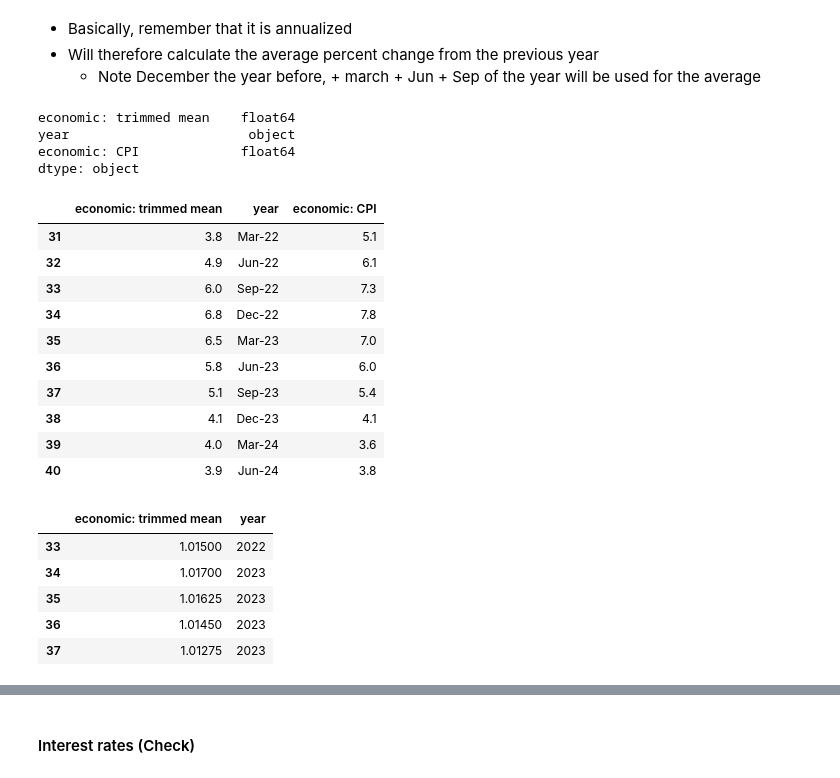
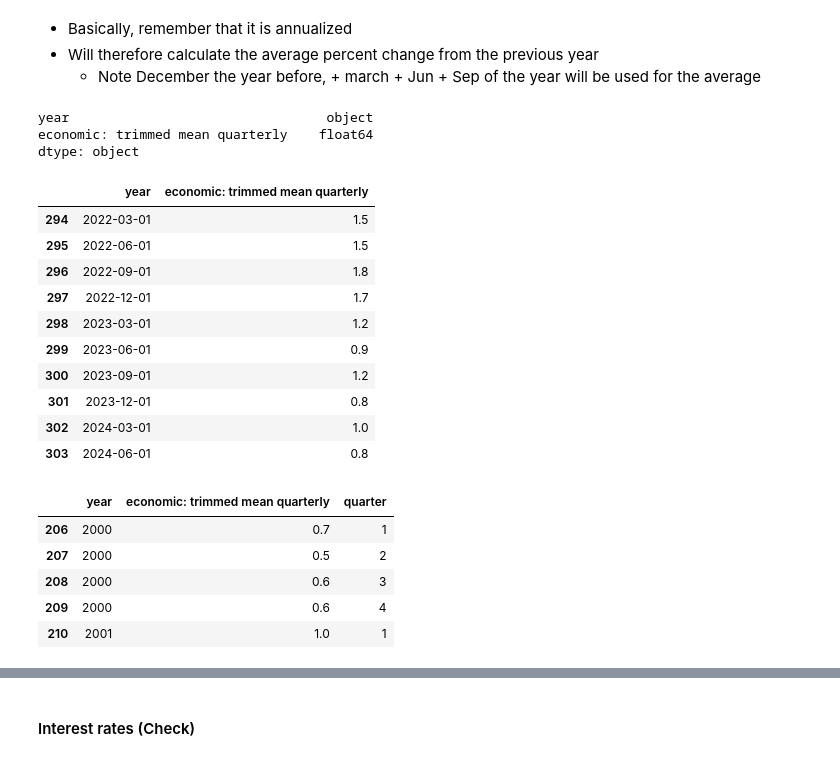
Before and after one commit to MAST30034-AppliedDataScience/project-2-group-real-estate-industry-project-11, a Jupyter notebook: notebooks/preprocess/preprocess juns and housing.ipynb, the cells around one changed output, grey strips where cells are left out. Drawn from its saved outputs; the diff is of its cells as text; code cells hidden in the pictures.

```diff
--- a/notebooks/preprocess/preprocess juns and housing.ipynb
+++ b/notebooks/preprocess/preprocess juns and housing.ipynb
@@ -320,53 +248,50 @@ economic_distribution.isna().any(axis=1).sum()
 # %%
 # donwload inflation
 inflation = pd.read_csv(RELATIVE_PATH + "economic/inflation.csv")
 
 # rename the columns
-NEW_NAMES = {1: "year", 2: "economic: CPI", 3: "economic: trimmed mean"}
-KEEP_COLUMNS = list(range(3))
+index = 1 + list(inflation.columns).index("Percentage Change from Previous Period ;  Trimmed Mean ;  Australia ;")
+NEW_NAMES = {1: "year", index: "economic: trimmed mean quarterly"}
+KEEP_COLUMNS = NEW_NAMES.keys()
 inflation = rename_dict(inflation, NEW_NAMES, KEEP_COLUMNS)
 
 print(inflation.dtypes)
 inflation.tail(10)
 # %% [output]
-economic: trimmed mean    float64
-year                       object
-economic: CPI             float64
+year                                 object
+economic: trimmed mean quarterly    float64
 dtype: object
-|  | economic: trimmed mean | year | economic: CPI |
-| 31 | 3.8 | Mar-22 | 5.1 |
-| 32 | 4.9 | Jun-22 | 6.1 |
-| 33 | 6.0 | Sep-22 | 7.3 |
-| 34 | 6.8 | Dec-22 | 7.8 |
-| 35 | 6.5 | Mar-23 | 7.0 |
-| 36 | 5.8 | Jun-23 | 6.0 |
-| 37 | 5.1 | Sep-23 | 5.4 |
-| 38 | 4.1 | Dec-23 | 4.1 |
-| 39 | 4.0 | Mar-24 | 3.6 |
-| 40 | 3.9 | Jun-24 | 3.8 |
+|  | year | economic: trimmed mean quarterly |
+| 294 | 2022-03-01 | 1.5 |
+| 295 | 2022-06-01 | 1.5 |
+| 296 | 2022-09-01 | 1.8 |
+| 297 | 2022-12-01 | 1.7 |
+| 298 | 2023-03-01 | 1.2 |
+| 299 | 2023-06-01 | 0.9 |
+| 300 | 2023-09-01 | 1.2 |
+| 301 | 2023-12-01 | 0.8 |
+| 302 | 2024-03-01 | 1.0 |
+| 303 | 2024-06-01 | 0.8 |
 # %%
 # split up the month and the year
-inflation[["month", "year"]] = inflation["year"].str.split("-", expand=True)
+inflation[["year", "quarter", "day"]] = inflation["year"].str.split("-", expand=True)
+inflation = inflation.drop(columns="day")
 
 # get the actual year
-inflation["year"] = inflation["year"].astype(int) + 2000
-inflation["economic: trimmed mean"] = inflation["economic: trimmed mean"].astype(float)
+inflation["year"] = inflation["year"].astype(int)
+inflation["economic: trimmed mean quarterly"] = inflation["economic: trimmed mean quarterly"].astype(float)
 
-# if december, increase year by one
-inflation.loc[inflation["month"] == "Dec", "year"] += 1
+# get the quarter of the year
+inflation["quarter"] = inflation["quarter"].astype(int) // 3
 
-# find all years with 4 months, and remove years not included in this list
-year_list = inflation["year"].value_counts()[inflation["year"].value_counts() == 4].index
-inflation = inflation[inflation["year"].isin(year_list)]
+# remove records before 2000
+inflation = inflation[inflation["year"] >= 2000]
 
-# calculate the actual percentage
-inflation["economic: trimmed mean"] = inflation["economic: trimmed mean"].apply(lambda x: (x/100)/4 + 1)
-inflation = inflation.drop(["month", "economic: CPI"], axis=1)
-inflation.tail(5)
+inflation.head(5)
 # %% [output]
-|  | economic: trimmed mean | year |
-| 33 | 1.01500 | 2022 |
-| 34 | 1.01700 | 2023 |
-| 35 | 1.01625 | 2023 |
-| 36 | 1.01450 | 2023 |
-| 37 | 1.01275 | 2023 |
+|  | year | economic: trimmed mean quarterly | quarter |
+| 206 | 2000 | 0.7 | 1 |
+| 207 | 2000 | 0.5 | 2 |
+| 208 | 2000 | 0.6 | 3 |
+| 209 | 2000 | 0.6 | 4 |
+| 210 | 2001 | 1.0 | 1 |
```
Also changed, not shown: parts of 27 cells of this notebook, 2 other files.
